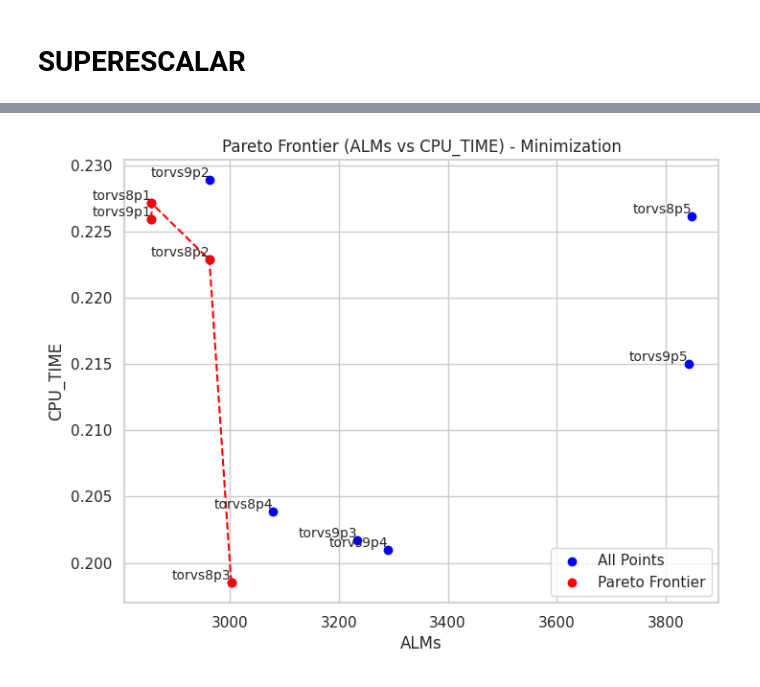
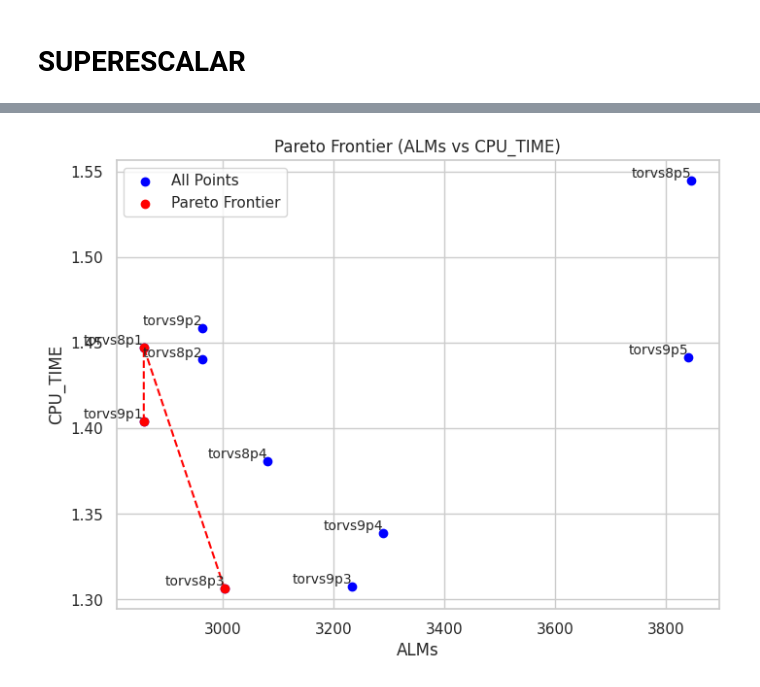
Before and after one commit to arruk/TRYonRISCV, a Jupyter notebook: sim.ipynb, the cells around one changed output, grey strips where cells are left out. Cells and saved outputs as stored; diff of their text form; code cells hidden in the pictures.

```diff
--- a/sim.ipynb
+++ b/sim.ipynb
@@ -646,66 +637,59 @@ plt.show()
 # %%
-import pandas as pd
-import numpy as np
-import matplotlib.pyplot as plt
+# Load CSV files
+dfD = pd.read_csv("INFO/BENCH/TORVS/dhrystones.csv", usecols=["CPU", "CPI", "INSTRET"], nrows=10)
+dfR = pd.read_csv("INFO/BENCH/TORVS/raystones.csv", usecols=["CPU", "CPI", "INSTRET"], nrows=10)
+dfC = pd.read_csv("INFO/BENCH/TORVS/coremark.csv", usecols=["CPU", "CPI", "INSTRET"], nrows=10)
+df0 = pd.read_csv("INFO/BOARDS/DE10S/dhrystones.csv", usecols=["CPU", "ALMs"], nrows=10)
+df2 = pd.read_csv("INFO/BOARDS/DE10S/dhrystones.csv", usecols=["CPU", "FMAX1"], nrows=10)
+# Compute average CPI and INSTRET across dfD, dfR, and dfC
+df_avg = dfD[["CPU"]].copy()
+df_avg["CPI"] = (dfD["CPI"] + dfR["CPI"] + dfC["CPI"]) / 3
+df_avg["INSTRET"] = (dfD["INSTRET"] + dfR["INSTRET"] + dfC["INSTRET"]) / 3
 
-# Read CSVs
-df0 = pd.read_csv("INFO/BOARDS/DE10S/dhrystones.csv", usecols=["CPU", "ALMs"], nrows=10)
-df1 = pd.read_csv("INFO/BENCH/TORVS/dhrystones.csv", usecols=["CPU", "CPI", "INSTRET"], nrows=10)
-df2 = pd.read_csv("INFO/BOARDS/DE10S/dhrystones.csv", usecols=["CPU", "FMAX1"], nrows=10)
+# Calculate CPU_TIME using the averaged values
+df2 = pd.merge(df2, df_avg, on="CPU", how="inner")
+df2["CPU_TIME"] = (df2["CPI"] * df2["INSTRET"]) / (df2["FMAX1"] * pow(10, 6))
 
-# Ensure that the 'CPU' column is a string type for proper merging
-df0['CPU'] = df0['CPU'].astype(str)
-df1['CPU'] = df1['CPU'].astype(str)
-df2['CPU'] = df2['CPU'].astype(str)
-
-# Calculate CPU_TIME
-df2["CPU_TIME"] = (df1["CPI"] * df1["INSTRET"]) / (df2["FMAX1"] * pow(10, 6))
-
-# Merge DataFrames on 'CPU'
+# Merge dataframes to include ALMs and CPU_TIME
 data = pd.merge(df0, df2[["CPU", "CPU_TIME"]], on="CPU", how="inner")
 
-# Extract the values for ALMs and CPU_TIME for Pareto analysis
-data_values = data[['ALMs', 'CPU_TIME']].values
+# Filter rows where CPU starts with "torvs8p"
+#data = data[data["CPU"].str.startswith("torvs8p")]
 
+# Extract values for ALMs and CPU_TIME
+points = data[["ALMs", "CPU_TIME"]].values
+
+# Function to identify Pareto frontier (minimizing both dimensions)
 def identify_pareto(data):
     """Identify Pareto frontier points for minimization."""
     pareto = np.ones(data.shape[0], dtype=bool)  # Start with all points as True
     for i, point in enumerate(data):
         if pareto[i]:  # Only evaluate points not already dominated
             # Check if there is any point that is strictly better in both dimensions
             for j, other_point in enumerate(data):
                 if (other_point[0] < point[0] and other_point[1] < point[1]):
                     pareto[i] = False
                     break  # No need to check further if point i is dominated
     return data[pareto]
 
-# Find the Pareto optimal points (minimizing both ALMs and CPU_TIME)
-pareto_front = identify_pareto(data_values)
+# Identify Pareto optimal points
+pareto_front = identify_pareto(points)
 
-# Sort the Pareto points by ALMs or CPU_TIME (to connect them)
-sorted_pareto_front = pareto_front[np.argsort(pareto_front[:, 0])]  # Sorting by ALMs (first column)
+# Plot results
+plt.figure(figsize=(8, 6))
+plt.scatter(points[:, 0], points[:, 1], label="All Points", color="blue")
+plt.scatter(pareto_front[:, 0], pareto_front[:, 1], label="Pareto Frontier", color="red")
+plt.plot(pareto_front[:, 0], pareto_front[:, 1], linestyle="--", color="red")
 
-# Plot the results
-plt.figure(figsize=(8, 6))
-
-# Plot all points in blue
-plt.scatter(data_values[:, 0], data_values[:, 1], label="All Points", color="blue")
-
-# Plot the Pareto frontier points in red
-plt.scatter(sorted_pareto_front[:, 0], sorted_pareto_front[:, 1], label="Pareto Frontier", color="red")
-
-# Plot the Pareto frontier line (connecting only Pareto optimal points)
-plt.plot(sorted_pareto_front[:, 0], sorted_pareto_front[:, 1], linestyle="--", color="red")
-
-# Add labels for the points
-for i, cpu in enumerate(data['CPU']):
-    plt.text(data_values[i, 0], data_values[i, 1], cpu, fontsize=10, ha='right', va='bottom')
+# Add labels for points
+for i in range(len(data)):
+    plt.text(points[i, 0], points[i, 1], data["CPU"].iloc[i], fontsize=10, ha="right", va="bottom")
 
 plt.xlabel("ALMs")
 plt.ylabel("CPU_TIME")
-plt.title("Pareto Frontier (ALMs vs CPU_TIME) - Minimization")
+plt.title("Pareto Frontier (ALMs vs CPU_TIME)")
 plt.legend()
 plt.grid(True)
 plt.show()
 # %% [output]
-[figure, old version]
+[figure, new version]
```
Also changed, not shown: parts of 40 cells of this notebook, 4 other files.
